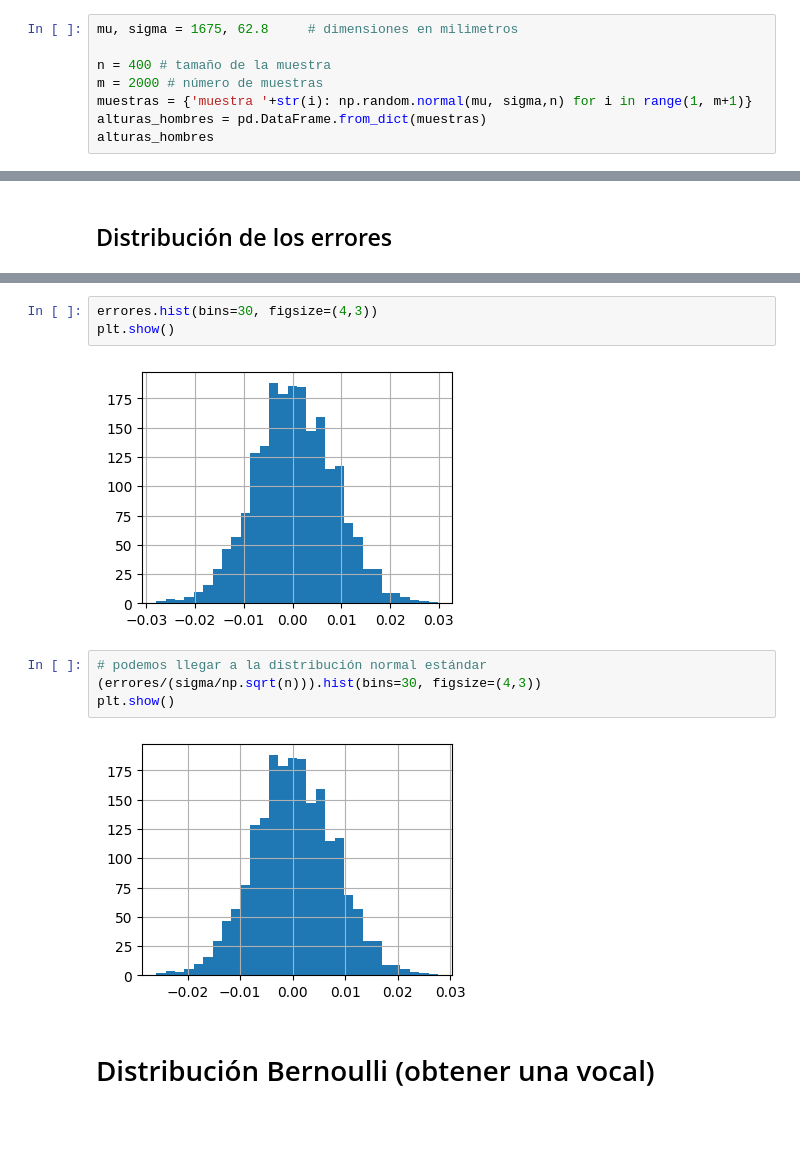
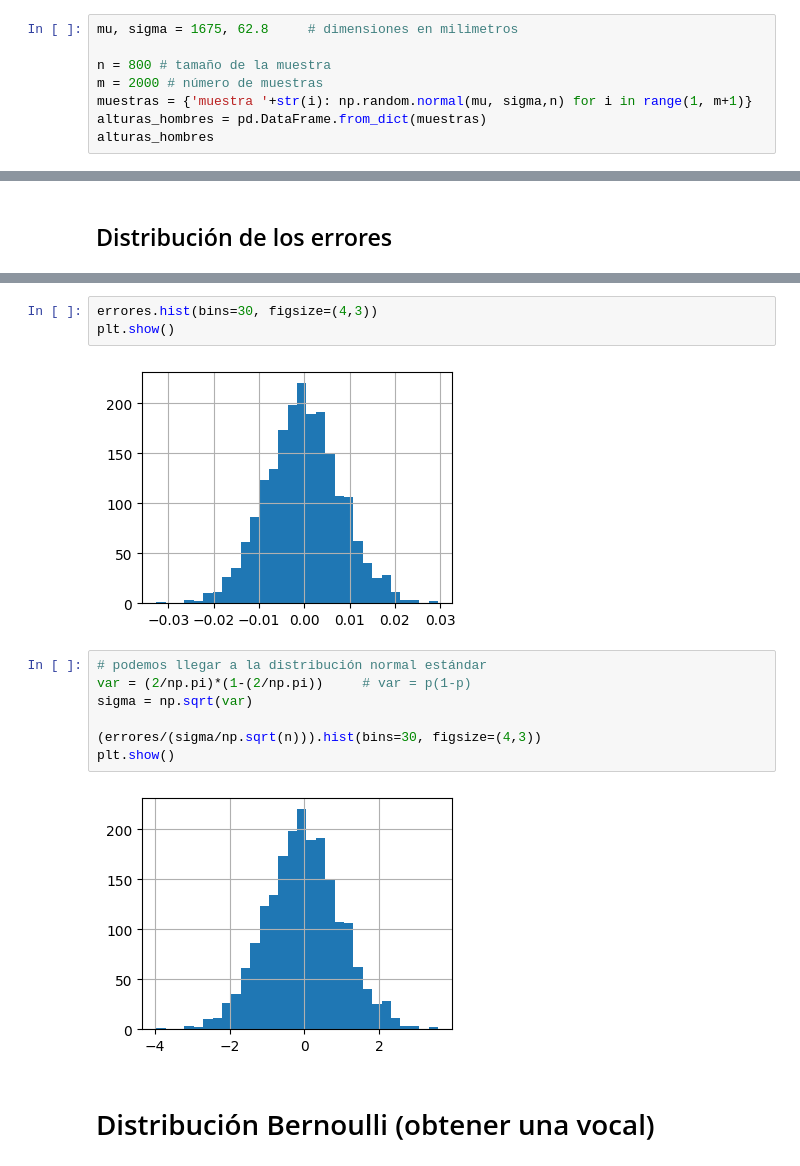
Before and after one commit to AnIsAsPe/Estadistica_y_Probabilidad_para-CD-, a Jupyter notebook: PrincipiosDeProbabilidad/Semana4/2 Teorema_del_limite_central.ipynb, the cells around one changed output, grey strips where cells are left out. Cells and saved outputs as stored; diff of their text form; blank space fills up the shorter version.

```diff
--- a/PrincipiosDeProbabilidad/Semana4/2 Teorema_del_limite_central.ipynb
+++ b/PrincipiosDeProbabilidad/Semana4/2 Teorema_del_limite_central.ipynb
@@ -131,7 +131,7 @@ a partir de la [distribución de la altura de trabajadores industriales de sexo
 # %%
 mu, sigma = 1675, 62.8     # dimensiones en milimetros
 
-n = 400 # tamaño de la muestra
+n = 800 # tamaño de la muestra
 m = 2000 # número de muestras
 muestras = {'muestra '+str(i): np.random.normal(mu, sigma,n) for i in range(1, m+1)}
 alturas_hombres = pd.DataFrame.from_dict(muestras)
@@ -362,13 +367,16 @@ dtype: float64
 errores.hist(bins=30, figsize=(4,3))
 plt.show()
 # %% [output]
-[figure, old version]
+[figure, new version]
 # %%
 # podemos llegar a la distribución normal estándar
+var = (2/np.pi)*(1-(2/np.pi))     # var = p(1-p)
+sigma = np.sqrt(var)
+
 (errores/(sigma/np.sqrt(n))).hist(bins=30, figsize=(4,3))
 plt.show()
 # %% [output]
-[figure, old version]
+[figure, new version]
 # %% [markdown]
 # Distribución Bernoulli (obtener una vocal)
 # %% [markdown]
```
Also changed, not shown: parts of 33 cells of this notebook.
